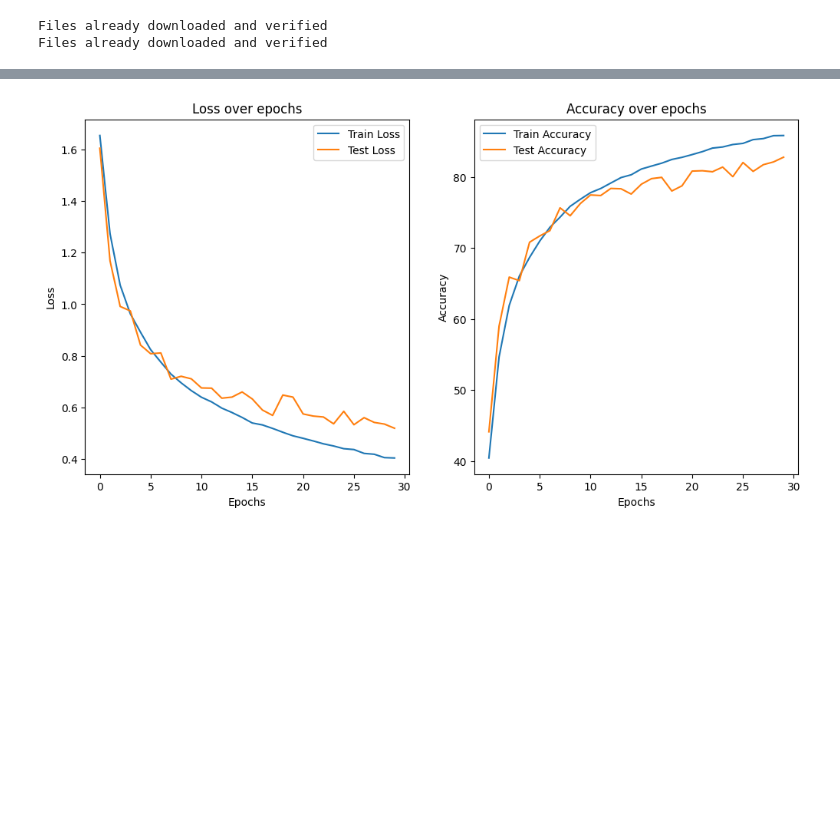
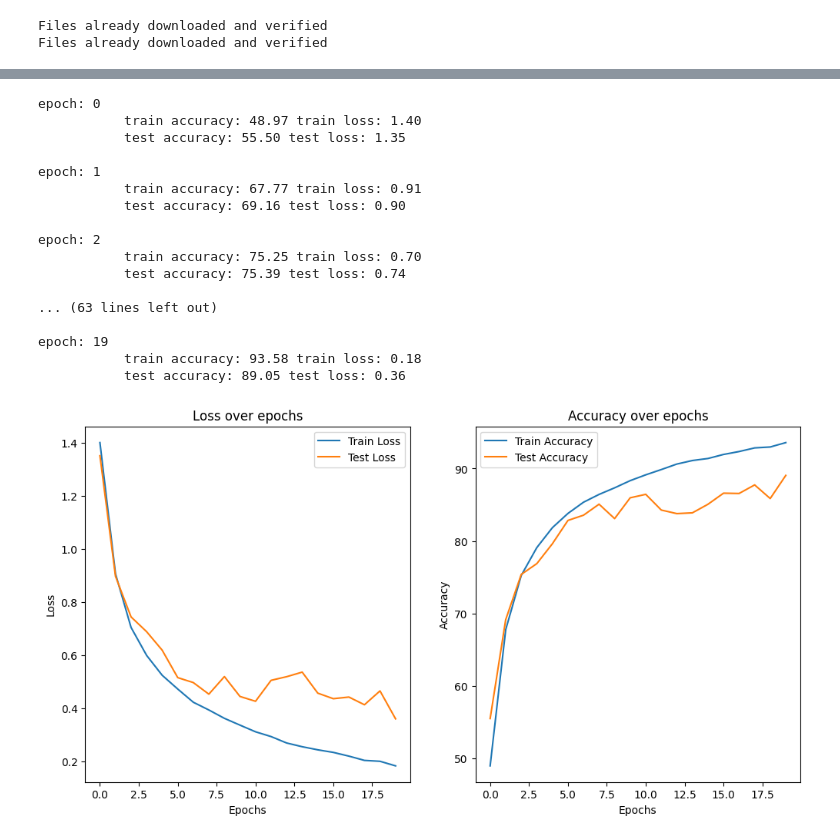
Before and after one commit to Kobayashi2003/Kobayashi28, a Jupyter notebook: 2_Computer_Science/Artificial_Intelligence/experiment/FINAL/code/resnet.ipynb, the cells around one changed output, grey strips where cells are left out. Drawn from its saved outputs; the diff is of its cells as text; code cells hidden in the pictures; blank space fills up the shorter version.

```diff
--- a/2_Computer_Science/Artificial_Intelligence/experiment/FINAL/code/resnet.ipynb
+++ b/2_Computer_Science/Artificial_Intelligence/experiment/FINAL/code/resnet.ipynb
@@ -71,7 +71,8 @@ class ResNet(nn.Module): # ResNet-18
         self.in_planes = 64
         # Initial the first convolutional layer,
         # 3 input channels for RGB, 64 output channels, kernel size 7x7, stride 2, padding 3
-        self.conv1 = nn.Conv2d(3, 64, kernel_size=7, stride=2, padding=3, bias=False)
+        # self.conv1 = nn.Conv2d(3, 64, kernel_size=7, stride=2, padding=3, bias=False)
+        self.conv1 = nn.Conv2d(3, 64, kernel_size=3, stride=1, padding=1, bias=False)
         # BatchNorm and ReLU layers are added
         self.bn1 = nn.BatchNorm2d(64)
         self.relu1 = nn.ReLU(inplace=True)
@@ -173,30 +196,50 @@ def test(epoch):
 # %%
 from tqdm import trange
 
-for epoch in trange(30):
+for epoch in range(20):
     train(epoch)
     test(epoch)
+    print(f"epoch: {epoch}\n \
+          train accuracy: {train_accuracies[-1]:.2f} train loss: {train_losses[-1]:.2f}\n \
+          test accuracy: {test_accuracies[-1]:.2f} test loss: {test_losses[-1]:.2f}\n")
 
 # Plotting code to visualize training and testing loss and accuracy
 import matplotlib.pyplot as plt
 
 plt.figure(figsize=(12, 6))
 plt.subplot(1, 2, 1)
 plt.plot(train_losses, label='Train Loss')
 plt.plot(test_losses, label='Test Loss')
 plt.title('Loss over epochs')
 plt.xlabel('Epochs')
 plt.ylabel('Loss')
 plt.legend()
 
 plt.subplot(1, 2, 2)
 plt.plot(train_accuracies, label='Train Accuracy')
 plt.plot(test_accuracies, label='Test Accuracy')
 plt.title('Accuracy over epochs')
 plt.xlabel('Epochs')
 plt.ylabel('Accuracy')
 plt.legend()
 
 plt.show()
 # %% [output]
+epoch: 0
+           train accuracy: 48.97 train loss: 1.40
+           test accuracy: 55.50 test loss: 1.35
+
+epoch: 1
+           train accuracy: 67.77 train loss: 0.91
+           test accuracy: 69.16 test loss: 0.90
+
+epoch: 2
+           train accuracy: 75.25 train loss: 0.70
+           test accuracy: 75.39 test loss: 0.74
+
+... (63 lines left out)
+
+epoch: 19
+           train accuracy: 93.58 train loss: 0.18
+           test accuracy: 89.05 test loss: 0.36
-[figure, old version]
+[figure, new version]
```
Also changed, not shown: parts of 2 cells of this notebook, 7 other files.
